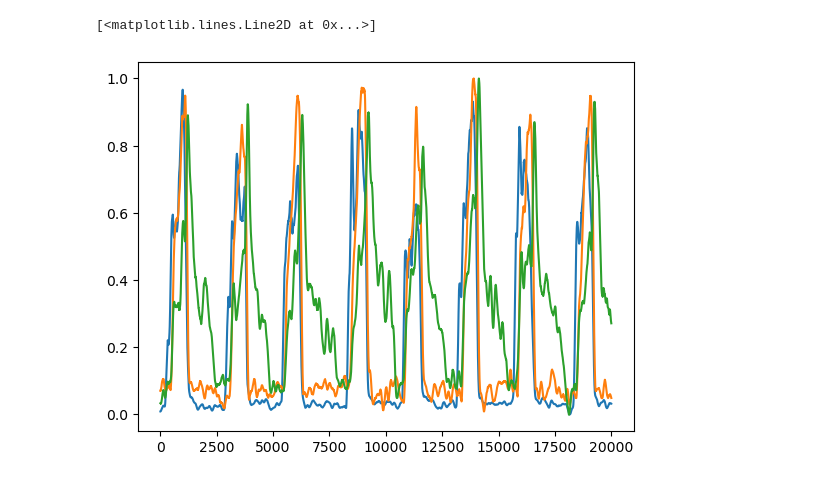
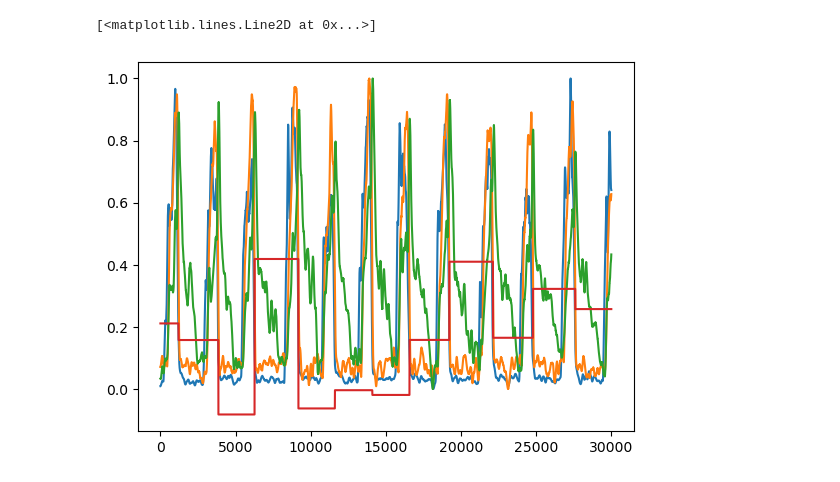
Before and after one commit to Sam-q-3736/srnn_rls, a Jupyter notebook: depasqualeGPU.ipynb, the cells around one changed output. Drawn from its saved outputs; the diff is of its cells as text; code cells hidden in the pictures.

```diff
--- a/depasqualeGPU.ipynb
+++ b/depasqualeGPU.ipynb
@@ -9,16 +9,18 @@ from LIFTrainingGPU import *
 # %%
 raw_waveforms = np.transpose(np.load("raw_form.npy"))
 freqs = np.load("fin.npy")
 
-fin = freqs[0:20000]
-hfout = raw_waveforms[0][0:20000]
-pfout = raw_waveforms[1][0:20000]
-vfout = raw_waveforms[2][0:20000]
+fin = freqs[0:30000]
+hfout = raw_waveforms[0][0:30000]
+pfout = raw_waveforms[1][0:30000]
+vfout = raw_waveforms[2][0:30000]
+
+fout = np.vstack((hfout, pfout, vfout))
 
 plt.plot(hfout)
 plt.plot(pfout)
 plt.plot(vfout)
 plt.plot(fin)
 # %% [output]
 [<matplotlib.lines.Line2D at 0x...>]
-[figure, old version]
+[figure, new version]
```
Also changed, not shown: parts of 16 cells of this notebook, 2 other files.
